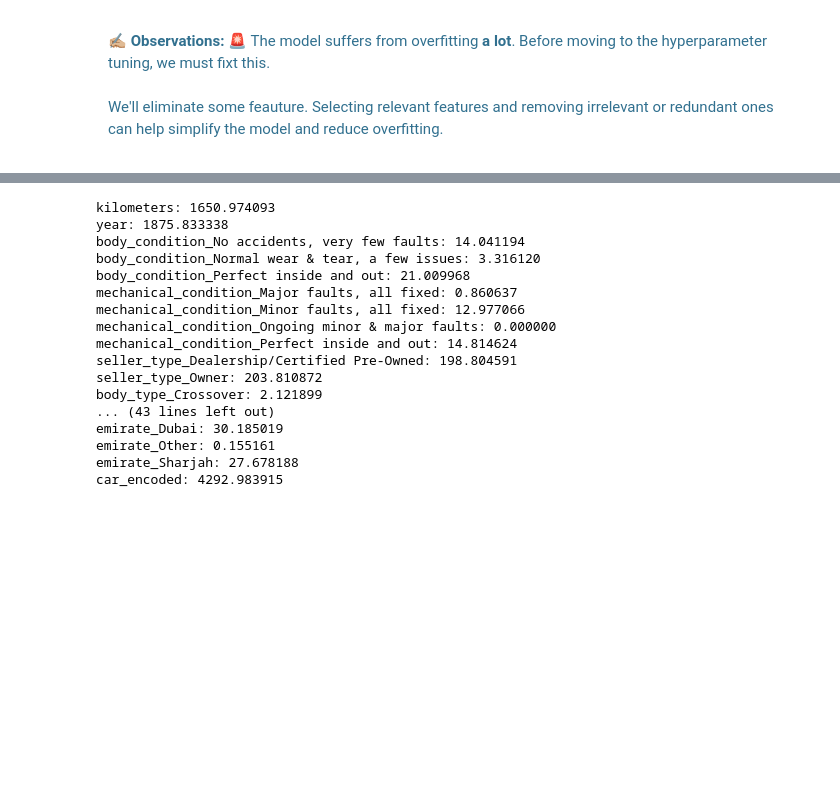
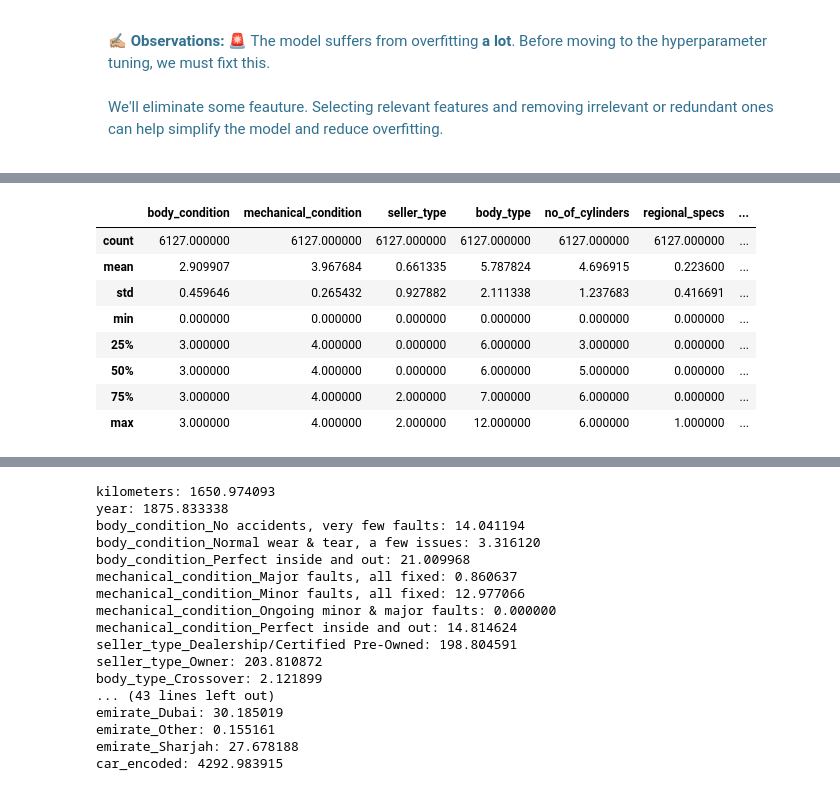
Before and after one commit to muscak/Dubizzle-Used-Car-Sale-Price-Prediction, a Jupyter notebook: Dubizzle-Used-Car-Sale-Price-Prediction.ipynb, the cells around one changed output, grey strips where cells are left out. Saved outputs shown, nothing was run; the diff lists cells and outputs as text; code cells hidden in the pictures; blank space fills up the shorter version.

```diff
--- a/Dubizzle-Used-Car-Sale-Price-Prediction.ipynb
+++ b/Dubizzle-Used-Car-Sale-Price-Prediction.ipynb
@@ -817,2 +812,7 @@ df_car.shape
 
 [] Mutual information
+# %%
+df_car = df_comp.copy()
+df_car['car'] = df_car['company'] + '__' + df_comp['model'] + '__' + df_comp['motors_trim']
+df_car.drop(['company', 'model', 'motors_trim'], axis=1, inplace=True)
+df_car.shape
@@ -818,0 +895,14 @@ df_car.shape
+# %%
+target_encoder = TargetEncoder()
+df_car_encoded['car_encoded'] = target_encoder.fit_transform(df_car['car'], df_car['price_in_aed'])
+df_car_encoded.describe()
+# %% [output]
+|  | body_condition | mechanical_condition | seller_type | body_type | no_of_cylinders | regional_specs | ... |
+| count | 6127.000000 | 6127.000000 | 6127.000000 | 6127.000000 | 6127.000000 | 6127.000000 | ... |
+| mean | 2.909907 | 3.967684 | 0.661335 | 5.787824 | 4.696915 | 0.223600 | ... |
+| std | 0.459646 | 0.265432 | 0.927882 | 2.111338 | 1.237683 | 0.416691 | ... |
+| min | 0.000000 | 0.000000 | 0.000000 | 0.000000 | 0.000000 | 0.000000 | ... |
+| 25% | 3.000000 | 4.000000 | 0.000000 | 6.000000 | 3.000000 | 0.000000 | ... |
+| 50% | 3.000000 | 4.000000 | 0.000000 | 6.000000 | 5.000000 | 0.000000 | ... |
+| 75% | 3.000000 | 4.000000 | 2.000000 | 7.000000 | 6.000000 | 0.000000 | ... |
+| max | 3.000000 | 4.000000 | 2.000000 | 12.000000 | 6.000000 | 1.000000 | ... |
```
Also changed, not shown: parts of 13 cells of this notebook.
